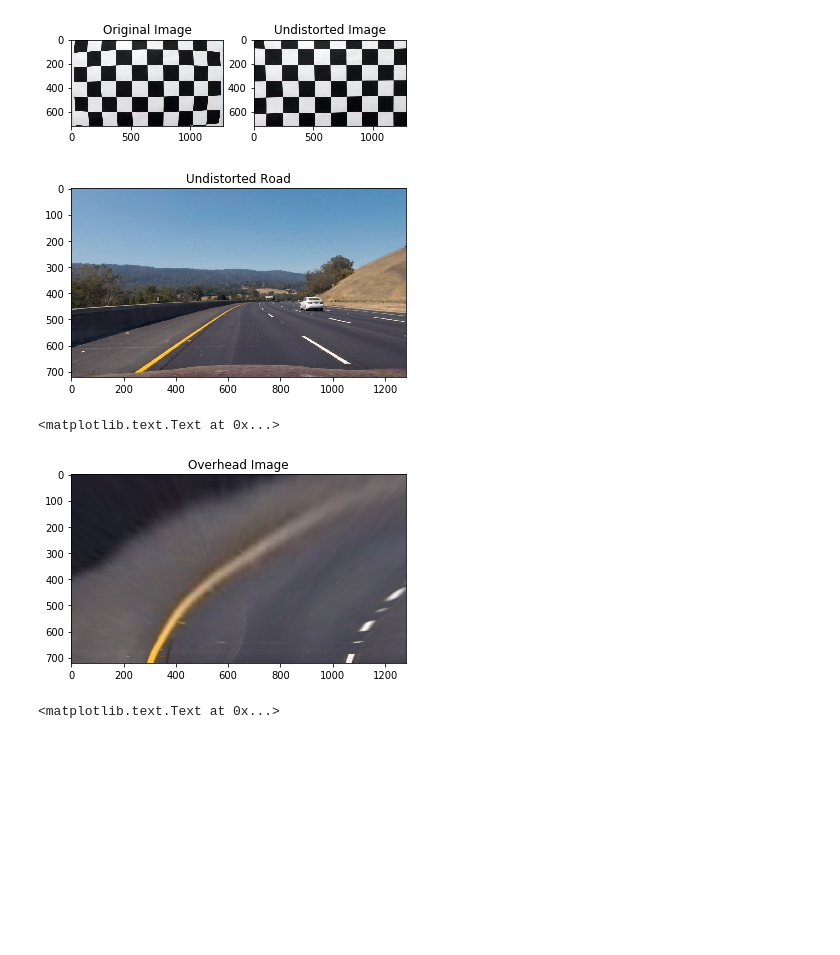
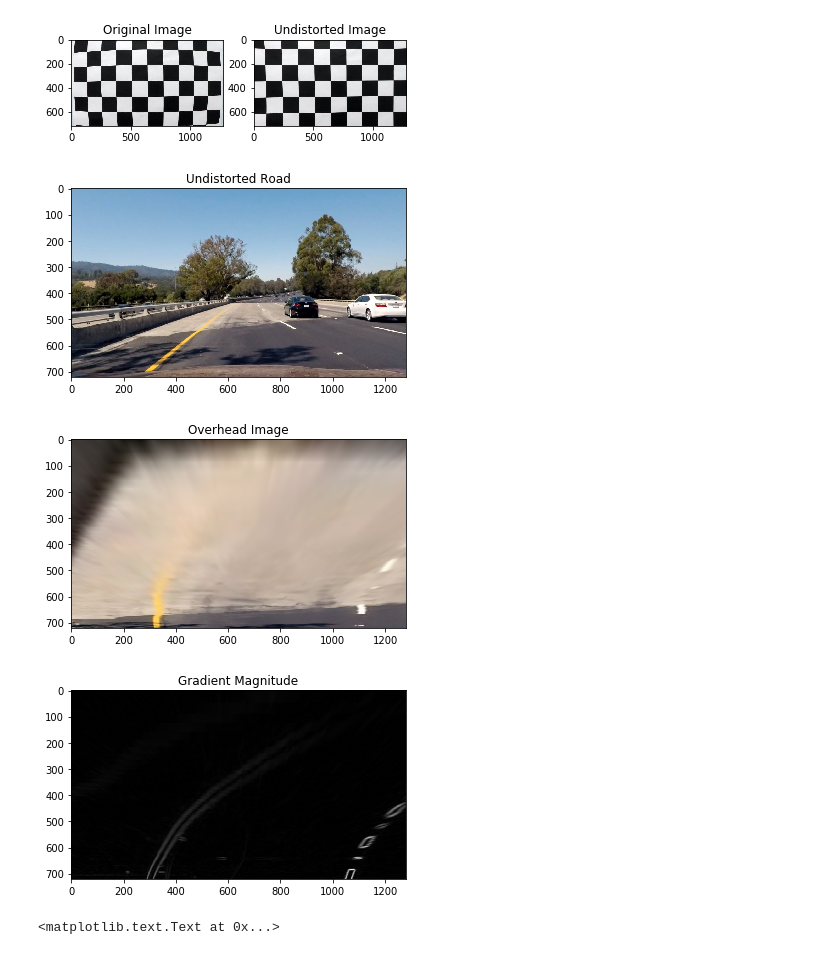
Before and after one commit to peter-moran/highway-lane-tracker, a Jupyter notebook: pipeline_tests.ipynb, the cells around one changed output. Cells and saved outputs as stored; diff of their text form; code cells hidden in the pictures; blank space fills up the shorter version.

```diff
--- a/pipeline_tests.ipynb
+++ b/pipeline_tests.ipynb
@@ -40,31 +40,49 @@ plt.title("Undistorted Image")
 <matplotlib.text.Text at 0x...>
 [figure]
 # %%
-# Show example undistorted road
-test_imgs = glob.glob('./test_images/*.jpg')
-img = plt.imread(test_imgs[4])
-img = cv2.undistort(img, camera_matrix, dist_coeffs, None, camera_matrix)
-plt.figure()
-plt.imshow(img)
-plt.title("Undistorted Road")
-plt.show()
-
 # Get overhead transformation
-dy, dx = img.shape[0:2]
-assert (dy,dx) == (720, 1280), "Unexpected image size."
+(dy,dx) = (720, 1280)
 SOURCE = np.float32([(278, 670), (616, 437), (662, 437), (1025, 670)])
 DESTIN = np.float32([(278, dy), (278, 0), (1025, 0), (1025, dy)])
 M_trans = cv2.getPerspectiveTransform(SOURCE, DESTIN)
 
-# Show example overhead image
-overhead = cv2.warpPerspective(img, M_trans, (dx, dy))
-plt.figure()
-plt.imshow(overhead)
-plt.title("Overhead Image")
+def pipeline(img):
+    # Undistort
+    img = cv2.undistort(img, camera_matrix, dist_coeffs, None, camera_matrix)
+
+    # Show undistorted road
+    plt.imshow(img)
+    plt.title("Undistorted Road")
+
+    # Show example overhead image
+    overhead = cv2.warpPerspective(img, M_trans, (dx, dy))
+    plt.figure()
+    plt.imshow(overhead)
+    plt.title("Overhead Image")
+
+    # Change color space
+    hls = cv2.cvtColor(overhead, cv2.COLOR_BGR2HLS)
+    L = hls[:, :, 1]
+
+    # Sobel
+    kernel_size = 13
+    sobelx = cv2.Sobel(fltr_img, cv2.CV_64F, 1, 0, ksize=kernel_size)
+    sobely = cv2.Sobel(fltr_img, cv2.CV_64F, 0, 1, ksize=kernel_size)
+    gradmag = (sobelx ** 2 + sobely ** 2) ** 0.5
+
+    # Show sobel
+    plt.figure()
+    plt.title("Gradient Magnitude")
+    plt.imshow(gradmag, cmap='gray')
+
+
+test_imgs = glob.glob('./test_images/*.jpg')
+img = plt.imread(test_imgs[])
+pipeline(img)
 # %% [output]
-[figure, old version]
+[figure, new version]
-<matplotlib.text.Text at 0x...>
-[figure, old version]
+[figure, new version]
+[figure, added]
 # %%
 hls = cv2.cvtColor(overhead, cv2.COLOR_BGR2HLS)
 H = hls[:, :, 0]
```
Also changed, not shown: 1 other file.
